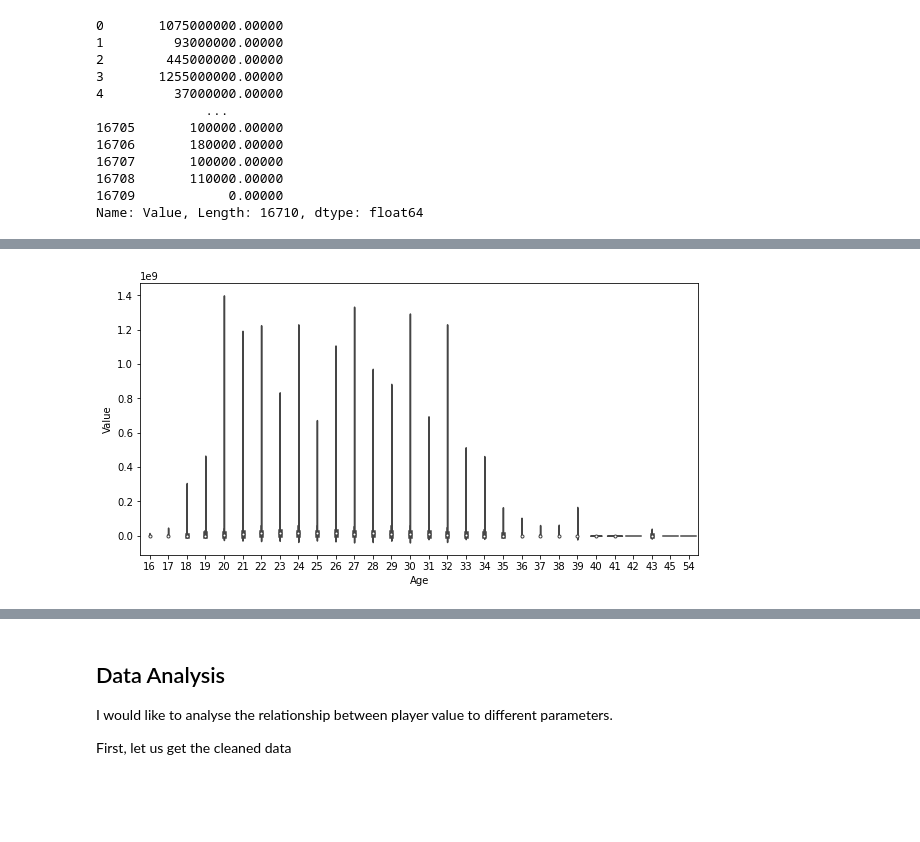
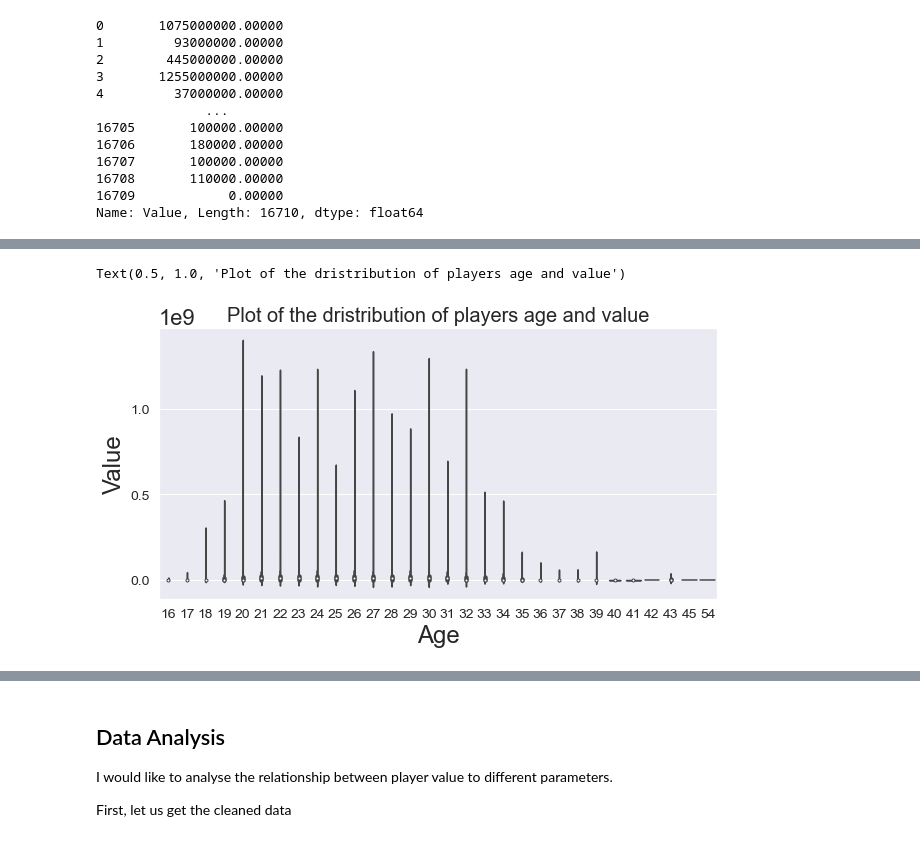
Before and after one commit to ubco-W2022T1-cosc301/project-group28, a Jupyter notebook: notebooks/analysis1.ipynb, the cells around one changed output, grey strips where cells are left out. Drawn from its saved outputs; the diff is of its cells as text; code cells hidden in the pictures; blank space fills up the shorter version.

```diff
--- a/notebooks/analysis1.ipynb
+++ b/notebooks/analysis1.ipynb
@@ -12,3 +12,4 @@ import seaborn as sns
 import re
 
 pd.set_option('display.float_format', lambda x: '%.5f' % x)
+sns.set(font_scale=2)
@@ -119,11 +131,23 @@ plt.xticks(
 # %%
 #Distribution of age and value
 plt.figure(figsize=(10,5))
 chart = sns.violinplot(x='Age',y='Value',data=df)
 
+plt.xticks(
+    fontsize='xx-small'
+);
+
+plt.yticks(
+    fontsize='xx-small'
+);
+
+
+plt.title("Plot of the dristribution of players age and value", fontsize = 20)
+
 #I can see that the value of a player is at the hidgest when they are between 20 - 30 years old
 # %% [output]
+Text(0.5, 1.0, 'Plot of the dristribution of players age and value')
-[figure, old version]
+[figure, new version]
 # %%
 #Age vs Wage
 df['Wage'] = df['Wage'].map(lambda x: convert_currency_to_number(x))
```
Also changed, not shown: parts of 23 cells of this notebook, 3 other files.
